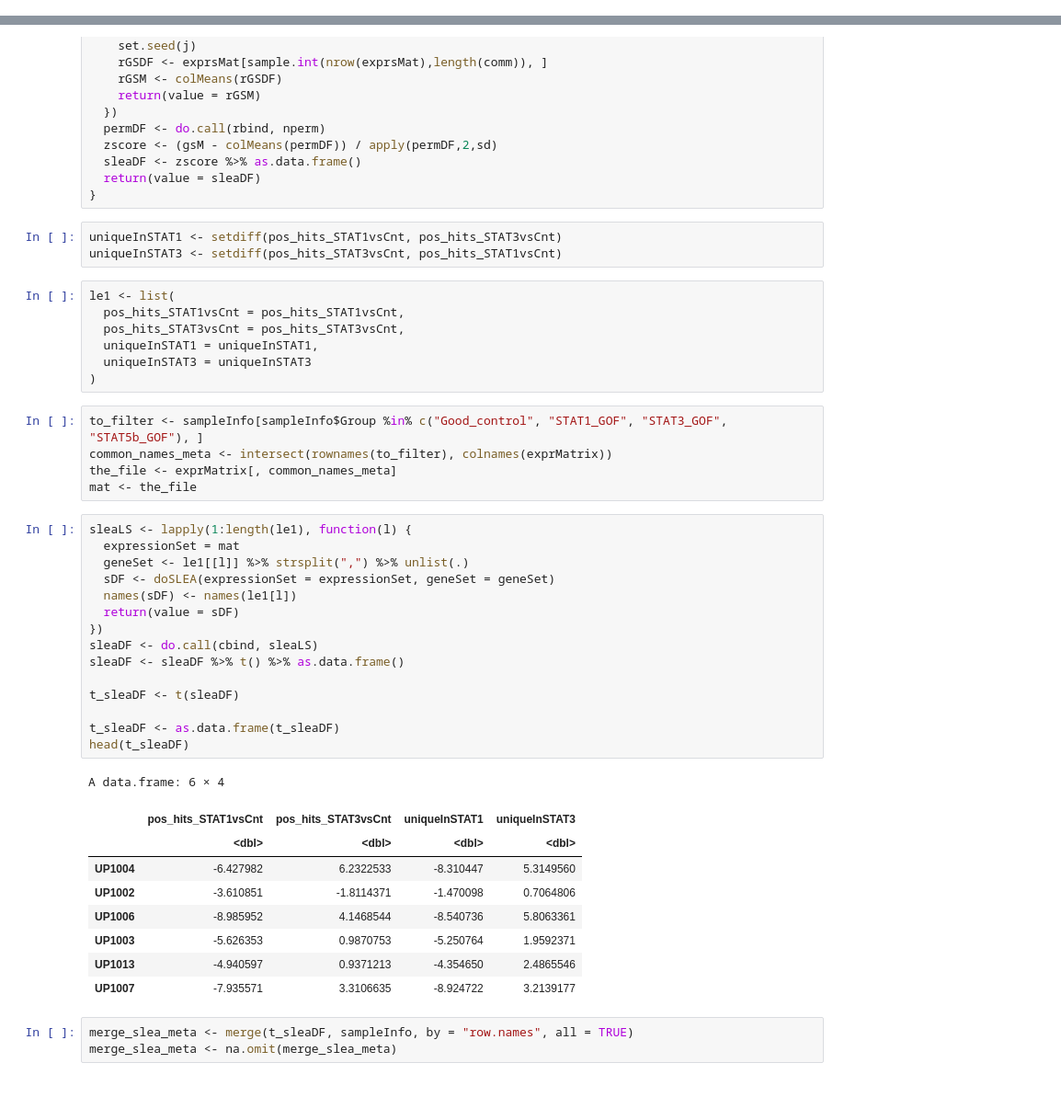
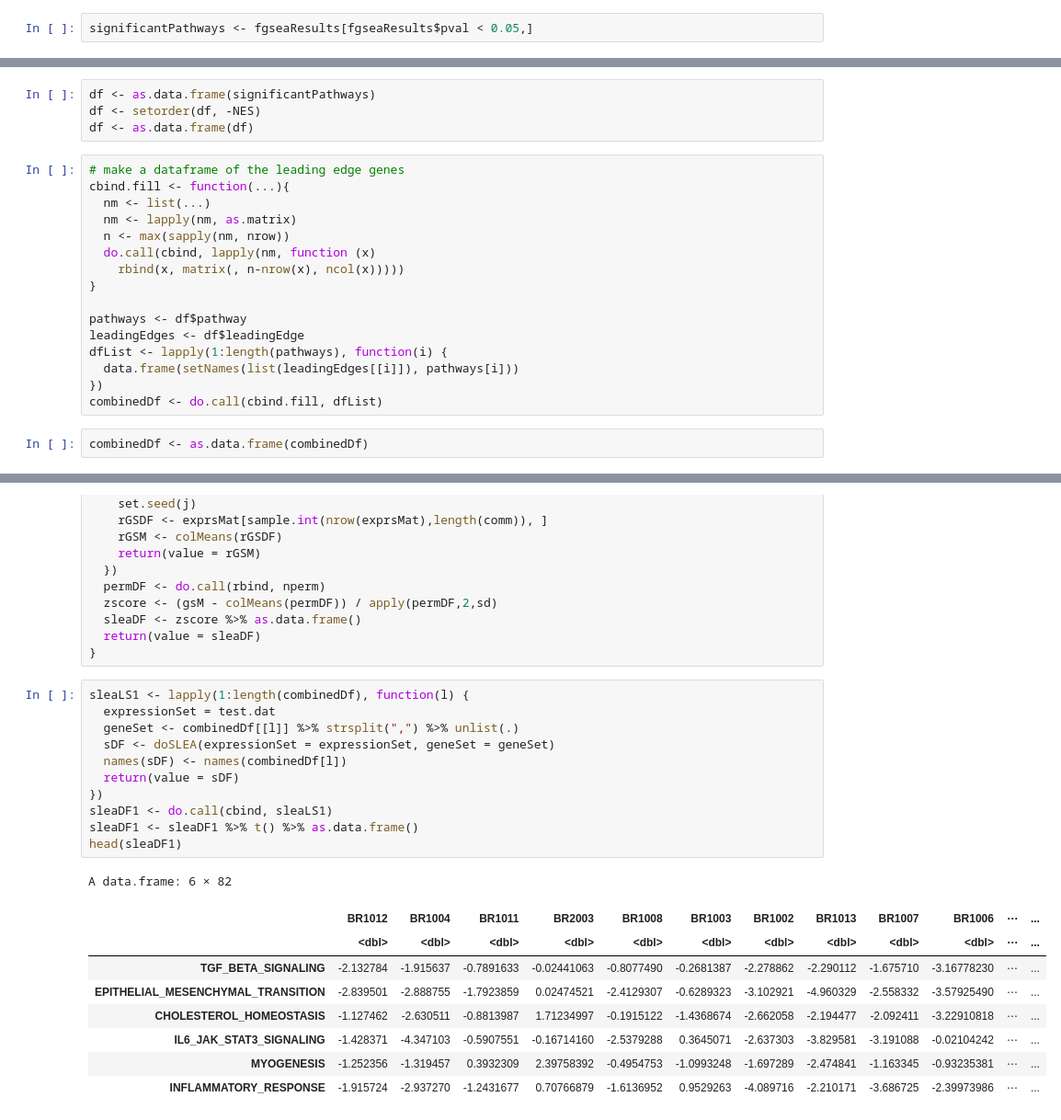
Before and after one commit to aifimmunology/sound-life-scrna-analysis, a Jupyter notebook: Mehul_Notebooks/Olink_pathway_Mehul/Olink_analysis.ipynb, the cells around one changed output, grey strips where cells are left out. Shown at 92% size. Drawn from its saved outputs; the diff is of its cells as text; blank space fills up the shorter version.

```diff
--- a/Mehul_Notebooks/Olink_pathway_Mehul/Olink_analysis.ipynb
+++ b/Mehul_Notebooks/Olink_pathway_Mehul/Olink_analysis.ipynb
@@ -387,0 +278,2 @@ length(pos_hits_STAT1vsCnt)
+# %%
+significantPathways <- fgseaResults[fgseaResults$pval < 0.05,]
@@ -388,3 +292,25 @@ length(pos_hits_STAT1vsCnt)
+# %%
+df <- as.data.frame(significantPathways)
+df <- setorder(df, -NES)
+df <- as.data.frame(df)
+# %%
+# make a dataframe of the leading edge genes
+cbind.fill <- function(...){
+  nm <- list(...)
+  nm <- lapply(nm, as.matrix)
+  n <- max(sapply(nm, nrow))
+  do.call(cbind, lapply(nm, function (x)
+    rbind(x, matrix(, n-nrow(x), ncol(x)))))
+}
+
+pathways <- df$pathway
+leadingEdges <- df$leadingEdge
+dfList <- lapply(1:length(pathways), function(i) {
+  data.frame(setNames(list(leadingEdges[[i]]), pathways[i]))
+})
+combinedDf <- do.call(cbind.fill, dfList)
+# %%
+combinedDf <- as.data.frame(combinedDf)
 # %%
 ## SLEA function - from Aarthi Talla
 # do SLEA (Sample Level Enrichment Analysis) function(z-score per sample)
@@ -411,46 +337,24 @@ doSLEA <- function(expressionSet, geneSet) {
   sleaDF <- zscore %>% as.data.frame()
   return(value = sleaDF)
 }
-# %%
-uniqueInSTAT1 <- setdiff(pos_hits_STAT1vsCnt, pos_hits_STAT3vsCnt)
-uniqueInSTAT3 <- setdiff(pos_hits_STAT3vsCnt, pos_hits_STAT1vsCnt)
-# %%
-le1 <- list(
-  pos_hits_STAT1vsCnt = pos_hits_STAT1vsCnt,
-  pos_hits_STAT3vsCnt = pos_hits_STAT3vsCnt,
-  uniqueInSTAT1 = uniqueInSTAT1,
-  uniqueInSTAT3 = uniqueInSTAT3
-)
-# %%
-to_filter <- sampleInfo[sampleInfo$Group %in% c("Good_control", "STAT1_GOF", "STAT3_GOF", "STAT5b_GOF"), ]
-common_names_meta <- intersect(rownames(to_filter), colnames(exprMatrix))
-the_file <- exprMatrix[, common_names_meta]
-mat <- the_file
 # %%
-sleaLS <- lapply(1:length(le1), function(l) {
-  expressionSet = mat
-  geneSet <- le1[[l]] %>% strsplit(",") %>% unlist(.)
+sleaLS1 <- lapply(1:length(combinedDf), function(l) {
+  expressionSet = test.dat
+  geneSet <- combinedDf[[l]] %>% strsplit(",") %>% unlist(.)
   sDF <- doSLEA(expressionSet = expressionSet, geneSet = geneSet)
-  names(sDF) <- names(le1[l])
+  names(sDF) <- names(combinedDf[l])
   return(value = sDF)
 })
-sleaDF <- do.call(cbind, sleaLS)
-sleaDF <- sleaDF %>% t() %>% as.data.frame()
-
-t_sleaDF <- t(sleaDF)
-
-t_sleaDF <- as.data.frame(t_sleaDF)
-head(t_sleaDF)
+sleaDF1 <- do.call(cbind, sleaLS1)
+sleaDF1 <- sleaDF1 %>% t() %>% as.data.frame()
+head(sleaDF1)
 # %% [output]
-A data.frame: 6 × 4
+A data.frame: 6 × 82
-|  | pos_hits_STAT1vsCnt | pos_hits_STAT3vsCnt | uniqueInSTAT1 | uniqueInSTAT3 |
-|  | <dbl> | <dbl> | <dbl> | <dbl> |
-| UP1004 | -6.427982 | 6.2322533 | -8.310447 | 5.3149560 |
-| UP1002 | -3.610851 | -1.8114371 | -1.470098 | 0.7064806 |
-| UP1006 | -8.985952 | 4.1468544 | -8.540736 | 5.8063361 |
-| UP1003 | -5.626353 | 0.9870753 | -5.250764 | 1.9592371 |
-| UP1013 | -4.940597 | 0.9371213 | -4.354650 | 2.4865546 |
-| UP1007 | -7.935571 | 3.3106635 | -8.924722 | 3.2139177 |
+|  | BR1012 | BR1004 | BR1011 | BR2003 | BR1008 | BR1003 | BR1002 | BR1013 | BR1007 | BR1006 | ⋯ | ... |
+|  | <dbl> | <dbl> | <dbl> | <dbl> | <dbl> | <dbl> | <dbl> | <dbl> | <dbl> | <dbl> | ⋯ | ... |
+| TGF_BETA_SIGNALING | -2.132784 | -1.915637 | -0.7891633 | -0.02441063 | -0.8077490 | -0.2681387 | -2.278862 | -2.290112 | -1.675710 | -3.16778230 | ⋯ | ... |
+| EPITHELIAL_MESENCHYMAL_TRANSITION | -2.839501 | -2.888755 | -1.7923859 | 0.02474521 | -2.4129307 | -0.6289323 | -3.102921 | -4.960329 | -2.558332 | -3.57925490 | ⋯ | ... |
+| CHOLESTEROL_HOMEOSTASIS | -1.127462 | -2.630511 | -0.8813987 | 1.71234997 | -0.1915122 | -1.4368674 | -2.662058 | -2.194477 | -2.092411 | -3.22910818 | ⋯ | ... |
+| IL6_JAK_STAT3_SIGNALING | -1.428371 | -4.347103 | -0.5907551 | -0.16714160 | -2.5379288 | 0.3645071 | -2.637303 | -3.829581 | -3.191088 | -0.02104242 | ⋯ | ... |
+| MYOGENESIS | -1.252356 | -1.319457 | 0.3932309 | 2.39758392 | -0.4954753 | -1.0993248 | -1.697289 | -2.474841 | -1.163345 | -0.93235381 | ⋯ | ... |
+| INFLAMMATORY_RESPONSE | -1.915724 | -2.937270 | -1.2431677 | 0.70766879 | -1.6136952 | 0.9529263 | -4.089716 | -2.210171 | -3.686725 | -2.39973986 | ⋯ | ... |
-# %%
-merge_slea_meta <- merge(t_sleaDF, sampleInfo, by = "row.names", all = TRUE)
-merge_slea_meta <- na.omit(merge_slea_meta)
```
Also changed, not shown: parts of 41 cells of this notebook, 3 other files.
